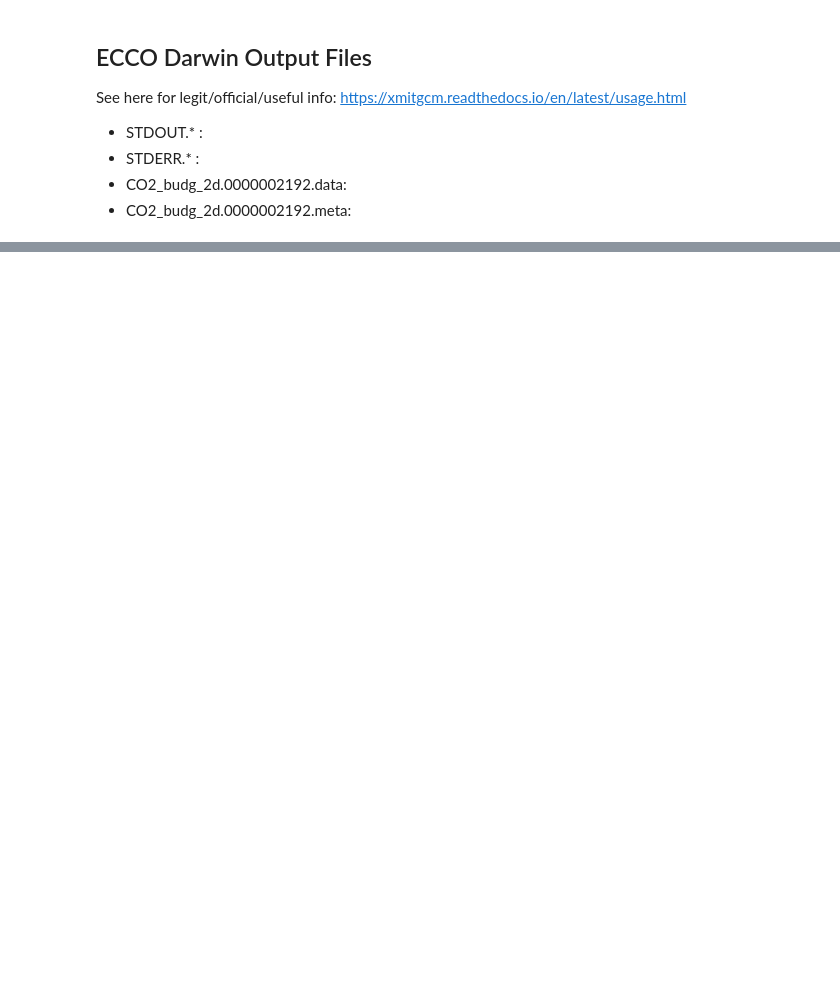
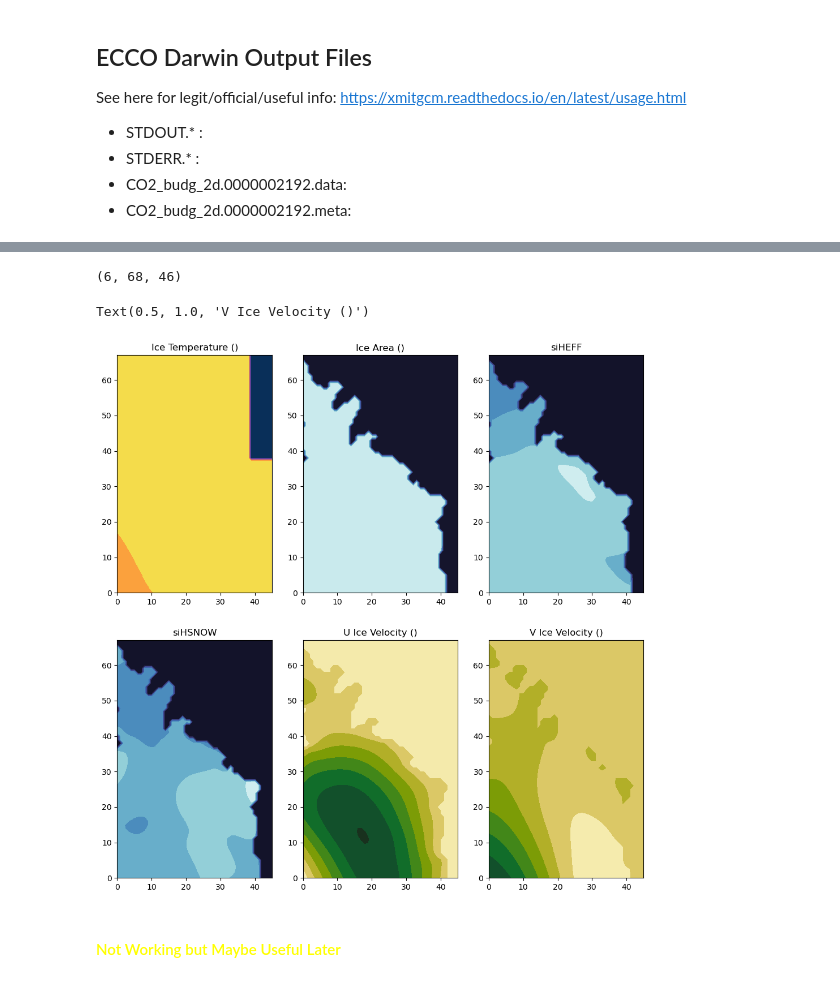
Before and after one commit to bundzis/ECCO_Darwin_analysis, a Jupyter notebook: Analysis/explore_ecco_darwin_output.ipynb, the cells around one changed output, grey strips where cells are left out. Saved outputs shown, nothing was run; the diff lists cells and outputs as text; code cells hidden in the pictures; blank space fills up the shorter version.

```diff
--- a/Analysis/explore_ecco_darwin_output.ipynb
+++ b/Analysis/explore_ecco_darwin_output.ipynb
@@ -26,0 +174,4 @@ import xmitgcm
+# %%
+# Read in sea ice things
+sea_ice_01 = '/Users/bundzis/Desktop/Research/Arctic_sed_ECCO/Repos/ecco_darwin/regions/mac_delta/llc270/biogeochem_setup/carroll_2020_ecosystem/ED-SBS_Bertin_etal_2023/darwin3_v67x/run/pickup_seaice.0000000001'
+sea_ice_data, sea_ice_its, sea_ice_meta = MITgcmutils.mds.rdmds(fnamearg=sea_ice_01, returnmeta=True)
@@ -27 +189,37 @@ import xmitgcm
+# %%
+# Print the shape of the data
+np.shape(sea_ice_data)
+# %% [output]
+(6, 68, 46)
+# %%
+# Make a plot of the things
+# Make the figure
+fig, ax = plt.subplots(2, 3, figsize=(12,12))
+
+# Tracer 01 = DIC
+cs1 = ax[0,0].contourf(sea_ice_data[0,:,:], cmap=cmocean.cm.thermal)
+ax[0,0].set_title('Ice Temperature ()')
+#ax[0,0].yaxis.set_inverted(True)
+# Tracer 02 = NO3
+cs1 = ax[0,1].contourf(sea_ice_data[1,:,:], cmap=cmocean.cm.ice)
+ax[0,1].set_title('Ice Area ()')
+# Tracer 03 = NO2
+cs1 = ax[0,2].contourf(sea_ice_data[2,:,:], cmap=cmocean.cm.ice)
+ax[0,2].set_title('siHEFF')
+# Tracer 04 = NH4
+cs1 = ax[1,0].contourf(sea_ice_data[3,:,:], cmap=cmocean.cm.ice)
+ax[1,0].set_title('siHSNOW')
+# Tracer 05 = PO4
+cs1 = ax[1,1].contourf(sea_ice_data[4,:,:], cmap=cmocean.cm.speed)
+ax[1,1].set_title('U Ice Velocity ()')
+# Tracer 06 = FeT
+cs1 = ax[1,2].contourf(sea_ice_data[5,:,:], cmap=cmocean.cm.speed)
+ax[1,2].set_title('V Ice Velocity ()')
+
+# Add colorbars
+# %% [output]
+Text(0.5, 1.0, 'V Ice Velocity ()')
+[figure, added]
+# %% [markdown]
+#### <span style="color:yellow"> Not Working but Maybe Useful Later </span>
 # %%
```
Also changed, not shown: parts of 13 cells of this notebook.
